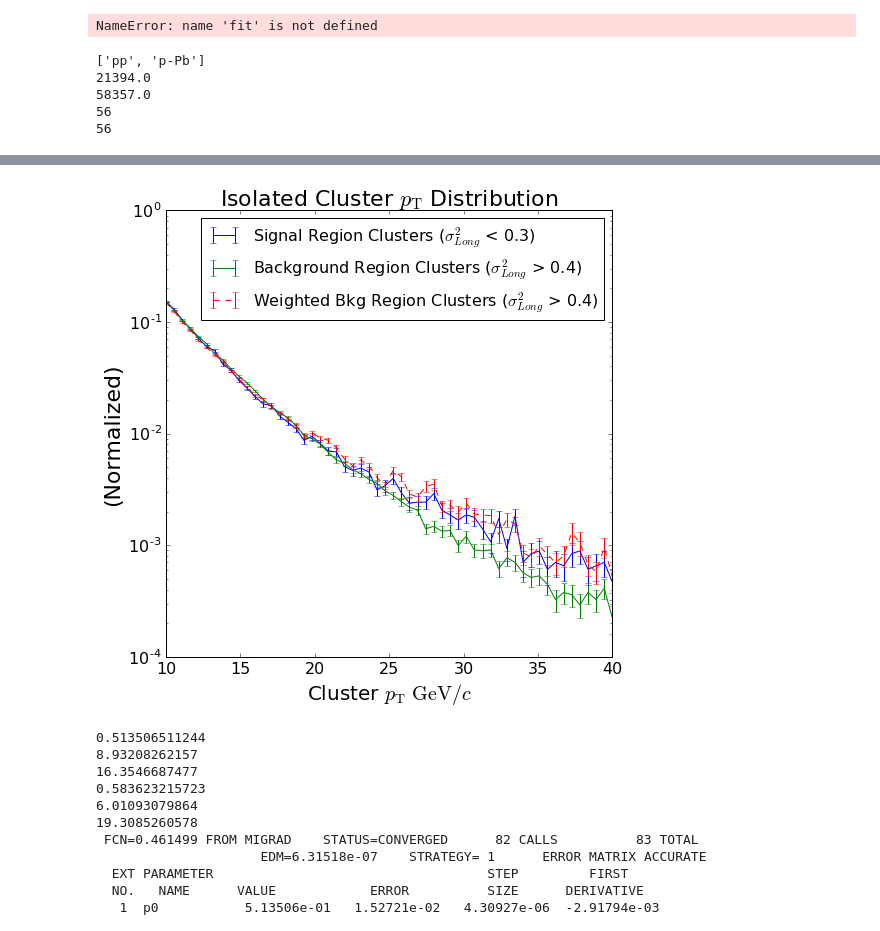
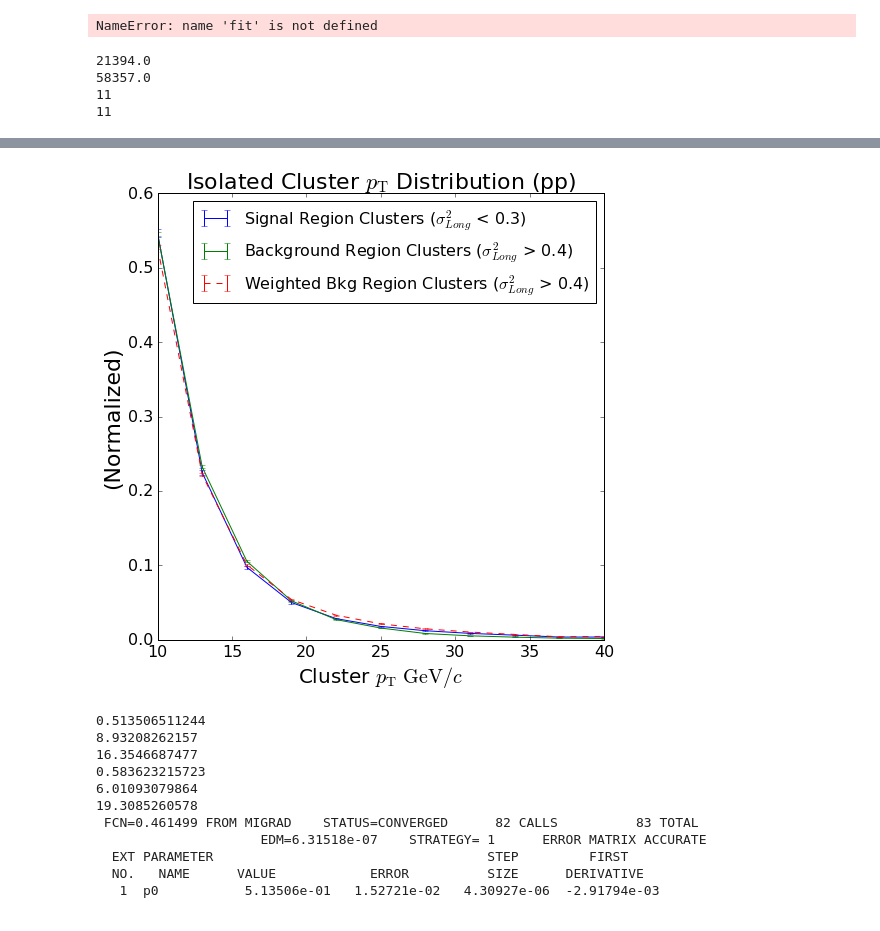
Before and after one commit to ftoralesacosta/GH_Correlations, a Jupyter notebook: Analysis_Notebooks/Projections_Pairs.ipynb, the cells around one changed output, grey strips where cells are left out. Cells and saved outputs as stored; diff of their text form; code cells hidden in the pictures.

```diff
--- a/Analysis_Notebooks/Projections_Pairs.ipynb
+++ b/Analysis_Notebooks/Projections_Pairs.ipynb
@@ -532,21 +536,21 @@ NameError: name 'fit' is not defined
 Shower_Shape = "L0"
 
 System = "pp"
-System = "pPb"
+#System = "pPb"
 
 #File = '../InputData/zT_Rebin_8_006zT06zTOldBinNewNewPurity/13f_SE_L0_Correlation.root'
 #File = '../InputData/zT_Rebin_8_006zT06zT/pPb_SE_L0_Correlation.root'
-File = '../InputData/zT_Rebin_8_006zT06zT/pp_SE_L0_Correlation.root'
+File = '../InputData/zT_Rebin_8_006zT06zT/%s_SE_L0_Correlation.root'%(System)
 file = ROOT.TFile(File)
 
 SIG = file.Get("Signal_pT_Dist")
-#SIG.Rebin(5)
+SIG.Rebin(5)
 print(SIG.GetEntries())
 BKGD = file.Get("BKGD_pT_Dist")
-#BKGD.Rebin(5)
+BKGD.Rebin(5)
 print(BKGD.GetEntries())
 BKGD_W = file.Get("BKGD_pT_Dist_Weighted")
-#BKGD_W.Rebin(5)
+BKGD_W.Rebin(5)
 
 N_Bins = SIG.GetSize() - 2 #Ignero under/overflow
 Signal = np.zeros(N_Bins)
@@ -587,7 +591,7 @@ print(S_Error.size)
 pT_Axis = np.linspace(10,40,N_Bins)
 
 fig = plt.figure(figsize=(8,8))
-plt.yscale('log')
+#plt.yscale('log')
 plt.ylabel(r"$\frac{1}{N_{\mathrm{\gamma}}}\frac{\mathrm{d}N}{\mathrm{d}z_{\mathrm{T}}\mathrm{d}\Delta\phi\mathrm{d}\
 \Delta\eta}$",fontsize=24)
 #plt.ylim(0.037,15)
@@ -598,16 +602,16 @@ plt.xticks(fontsize=16)
 plt.errorbar(pT_Axis,Signal,yerr = S_Error,label="Signal Region Clusters ($\sigma^{2}_{Long}$ < 0.3)")
 plt.errorbar(pT_Axis,Background,yerr = B_Error,label="Background Region Clusters ($\sigma^{2}_{Long}$ > 0.4)")
 plt.errorbar(pT_Axis,Background_W,yerr = BW_Error,fmt = "--r",label="Weighted Bkg Region Clusters ($\sigma^{2}_{Long}$ > 0.4)")
-plt.title(r"Isolated Cluster $p_{\mathrm{T}}$ Distribution",fontsize=22)
+
+plt.title(r"Isolated Cluster $p_{\mathrm{T}}$ Distribution (%s)"%(System),fontsize=22)
     #plt.ylim(0,0.01)
 
 plt.xlabel(r'Cluster $p_{\mathrm{T}}\ \mathrm{GeV}/c$',fontsize=20)
 plt.ylabel(r'(Normalized)',fontsize=22)
 plt.legend(loc='best',fontsize=16)
-fig.savefig('pics/LO/%s/pp_Cluster_pT_Weighted.pdf'%(default_string), bbox_inches='tight')
+fig.savefig('pics/LO/%s/%s_Cluster_pT_Weighted.pdf'%(default_string,System), bbox_inches='tight')
 # %% [output]
-['pp', 'p-Pb']
 21394.0
 58357.0
-56
-56
+11
+11
@@ -614,4 +621,4 @@ fig.savefig('pics/LO/%s/pp_Cluster_pT_Weighted.pdf'%(default_string), bbox_inche
-[figure, old version]
+[figure, new version]
 # %%
 #File1 = "../InputData/pp_GMB_RATIO_COMBINED_OLD.root"
 #File2 = "../InputData/05zT/pp_GMB_RATIO_COMBINED_NEW.root"
```
Also changed, not shown: parts of 2 cells of this notebook, 36 other files.
